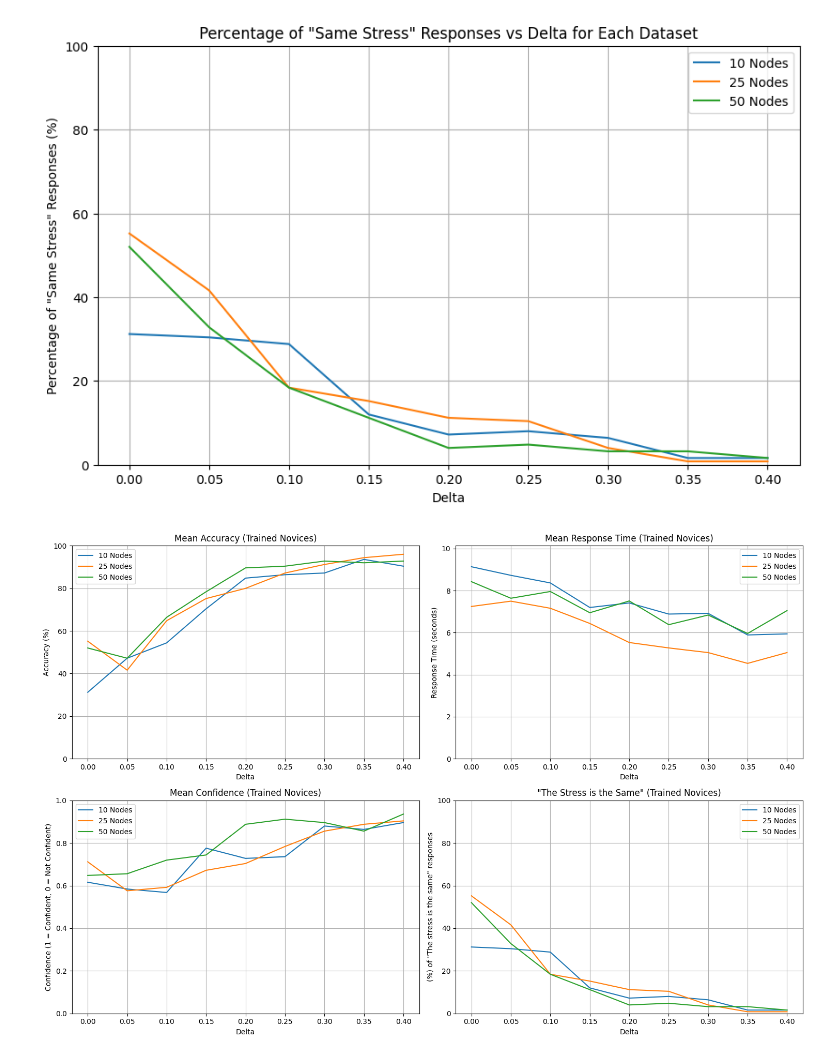
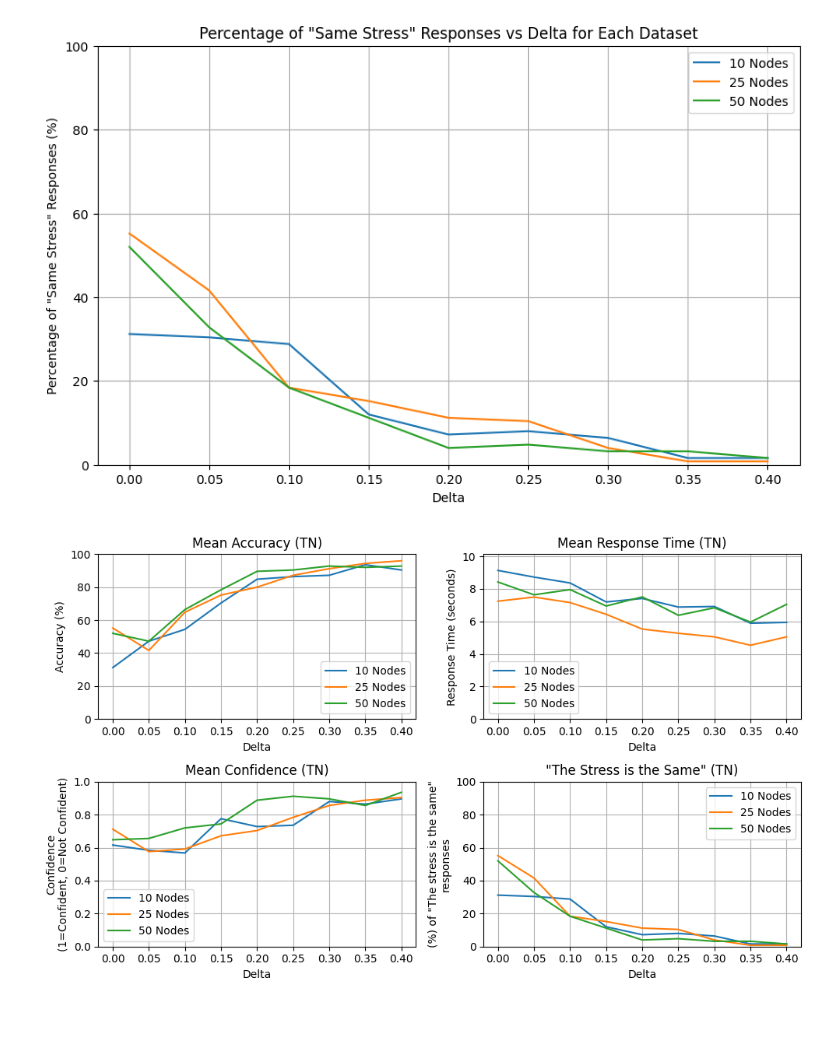
Before and after one commit to JacobLMiller/stress-preference, a Jupyter notebook: trained_novices.ipynb, the cells around one changed output. Saved outputs shown, nothing was run; the diff lists cells and outputs as text; code cells hidden in the pictures; blank space fills up the shorter version.

```diff
--- a/trained_novices.ipynb
+++ b/trained_novices.ipynb
@@ -269,14 +251,14 @@ plt.show()
 [figure]
 # %%
 # Create a figure with 2 rows and 2 columns of subplots
-fig, axes = plt.subplots(2, 2, figsize=(15, 10))
+fig, axes = plt.subplots(2, 2, figsize=(10, 6))
 axes = axes.flatten()  # Flatten to iterate through axes easily
 
 # Plot 1: Average Accuracy vs Delta
 axes[0].plot(np.array(x10) / 100, np.array(y10) * 100, label='10 Nodes')
 axes[0].plot(np.array(x25) / 100, np.array(y25) * 100, label='25 Nodes')
 axes[0].plot(np.array(x50) / 100, np.array(y50) * 100, label='50 Nodes')
-axes[0].set_title('Mean Accuracy (Trained Novices)')
+axes[0].set_title('Mean Accuracy (TN)')
 axes[0].set_xlabel('Delta')
 axes[0].set_ylabel('Accuracy (%)')
 axes[0].legend()
@@ -287,42 +269,43 @@ axes[0].grid(True)
 axes[1].plot(np.array(x10_rt) / 100, y10_rt, label='10 Nodes')
 axes[1].plot(np.array(x25_rt) / 100, y25_rt, label='25 Nodes')
 axes[1].plot(np.array(x50_rt) / 100, y50_rt, label='50 Nodes')
-axes[1].set_title('Mean Response Time (Trained Novices)')
+axes[1].set_title('Mean Response Time (TN)')
 axes[1].set_xlabel('Delta')
 axes[1].set_ylabel('Response Time (seconds)')
 axes[1].legend()
 max_time = max(0, max(y10_rt))
 max_time = max(max_time, max(y25_rt))
 max_time = max(max_time, max(y50_rt)) + 1
 axes[1].set_ylim(0, max_time)
 axes[1].grid(True)
 
 # Plot 3: Average Confidence vs Delta
 axes[2].plot(np.array(x10_conf) / 100, y10_conf, label='10 Nodes')
 axes[2].plot(np.array(x25_conf) / 100, y25_conf, label='25 Nodes')
 axes[2].plot(np.array(x50_conf) / 100, y50_conf, label='50 Nodes')
-axes[2].set_title('Mean Confidence (Trained Novices)')
+axes[2].set_title('Mean Confidence (TN)')
 axes[2].set_xlabel('Delta')
-axes[2].set_ylabel('Confidence (1 = Confident, 0 = Not Confident)')
+axes[2].set_ylabel('Confidence\n(1=Confident, 0=Not Confident)')
 axes[2].legend()
 axes[2].set_ylim(0,1)
 axes[2].grid(True)
 
 # Plot 4: Percentage of "Same Stress" Responses vs Delta
 axes[3].plot(np.array(x10_same) / 100, y10_same, label='10 Nodes')
 axes[3].plot(np.array(x25_same) / 100, y25_same, label='25 Nodes')
 axes[3].plot(np.array(x50_same) / 100, y50_same, label='50 Nodes')
-axes[3].set_title('"The Stress is the Same" (Trained Novices)')
+axes[3].set_title('"The Stress is the Same" (TN)')
 axes[3].set_xlabel('Delta')
-axes[3].set_ylabel('(%) of "The stress is the same" responses')
+axes[3].set_ylabel('(%) of "The stress is the same"\nresponses')
 axes[3].legend()
 axes[3].set_ylim(0,100)
 axes[3].grid(True)
 
 # Adjust layout for better spacing
 plt.tight_layout()
 
 # Show the combined figure
+plt.savefig('figures/trained_summary.pdf', format='pdf')
 plt.show()
 # %% [output]
-[figure, old version]
+[figure, new version]
```
Also changed, not shown: parts of 1 cell of this notebook, 9 other files.
